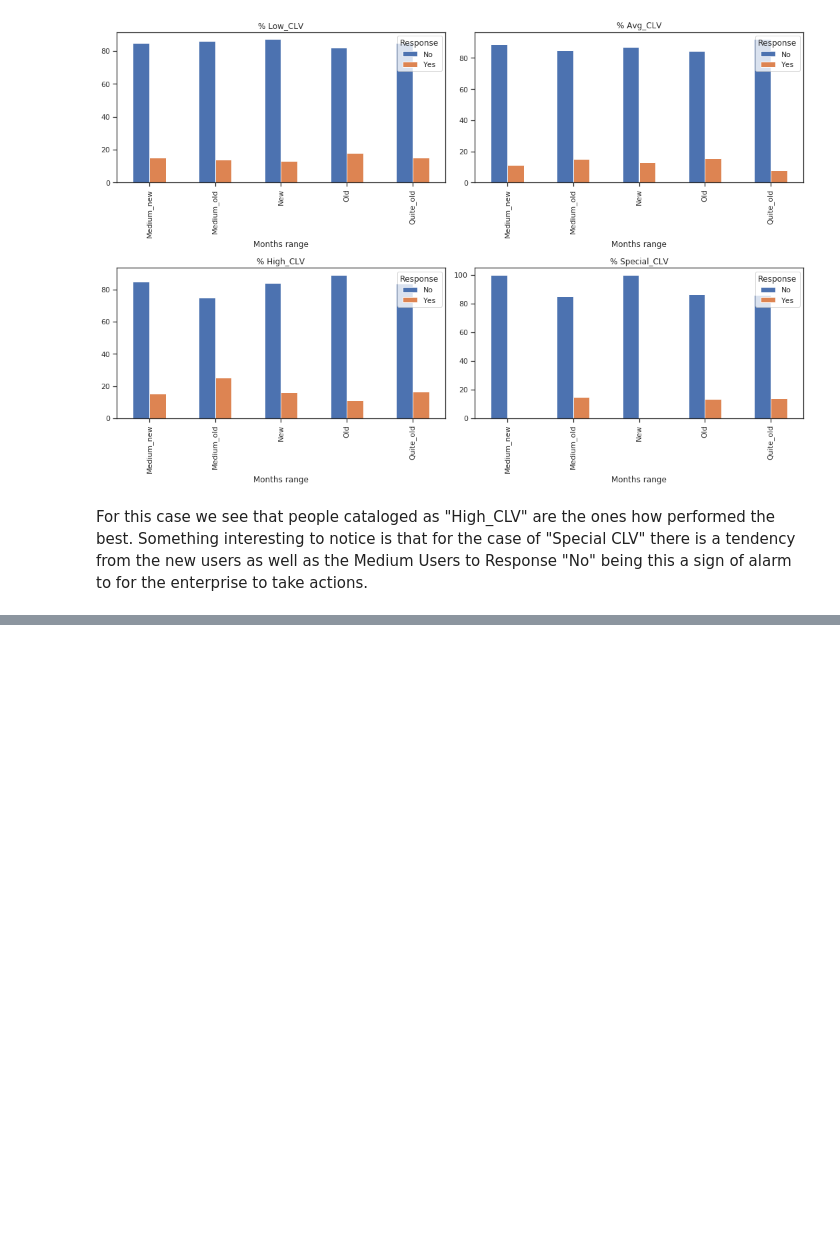
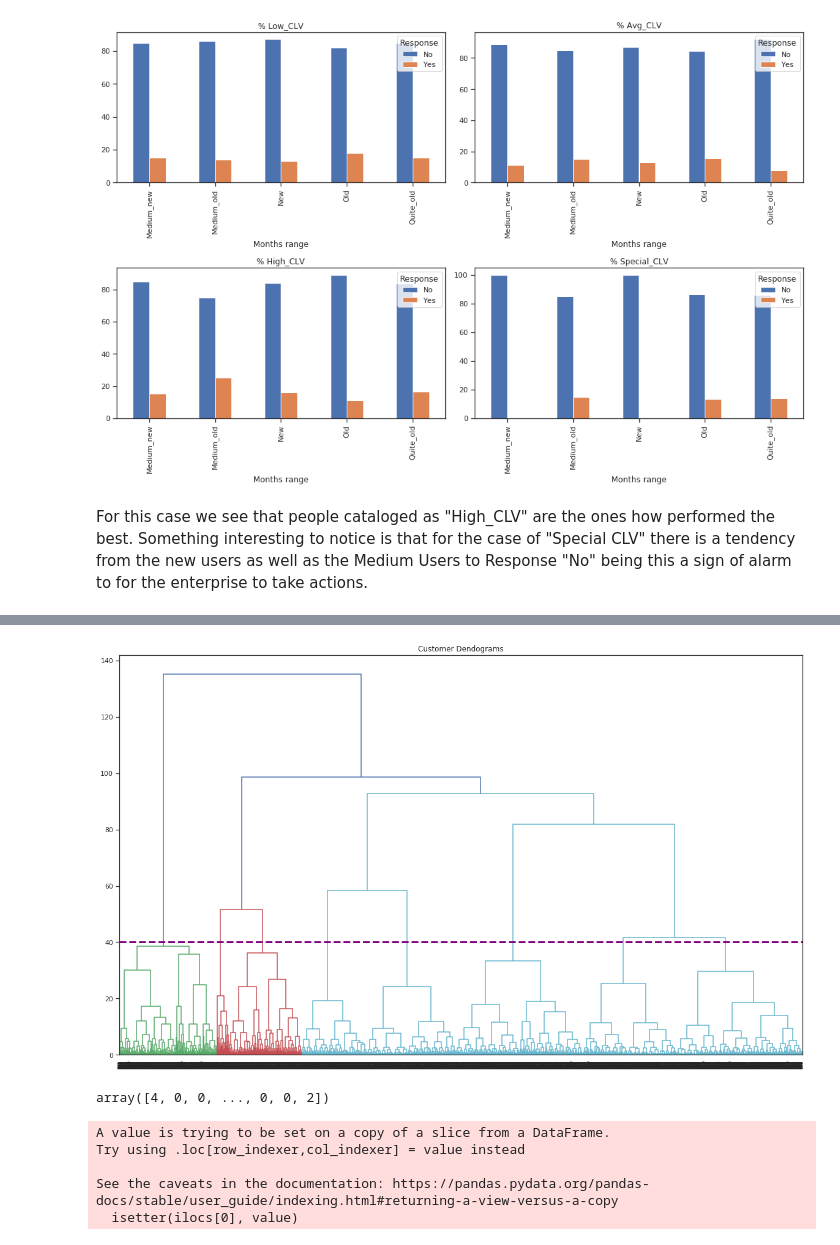
Before and after one commit to jamontanac/Solution-to-test, a Jupyter notebook: Solution.ipynb, the cells around one changed output, grey strips where cells are left out. Saved outputs shown, nothing was run; the diff lists cells and outputs as text; code cells hidden in the pictures; blank space fills up the shorter version.

Commit message:
using all results now i added a grouping model based in hirarchical model it works perfectly

```diff
--- a/Solution.ipynb
+++ b/Solution.ipynb
@@ -585,0 +593,2 @@ For this case we see that people cataloged as "High_CLV" are the ones how perfor
+# %%
+df_to_explore['Engaged'] = df_to_explore.Response.apply(lambda x: 0 if x =='No' else 1)
@@ -585,0 +604,27 @@ For this case we see that people cataloged as "High_CLV" are the ones how perfor
+# %%
+x=df_to_explore[["Customer Lifetime Value","Engaged",'Months Since Policy Inception',"Income"]]
+X=StandardScaler().fit_transform(x)
+# %%
+
+fig, ax = plt.subplots(1,1,figsize=(20, 12))
+
+ax.set_title("Customer Dendograms")
+dend = shc.dendrogram(shc.linkage(X, method='ward'),ax=ax)
+ax.axhline(y=40,linewidth=3,linestyle='--',color='purple')
+plt.show()
+# %% [output]
+[figure, added]
+# %%
+cluster = AgglomerativeClustering(n_clusters=7, affinity='euclidean', linkage='ward')
+labels=cluster.fit_predict(X)
+cluster.labels_
+# %% [output]
+array([4, 0, 0, ..., 0, 0, 2])
+# %%
+x.loc[:,"Cluster"]=cluster.labels_
+# %% [output]
+A value is trying to be set on a copy of a slice from a DataFrame.
+Try using .loc[row_indexer,col_indexer] = value instead
+
+See the caveats in the documentation: https://pandas.pydata.org/pandas-docs/stable/user_guide/indexing.html#returning-a-view-versus-a-copy
+  isetter(ilocs[0], value)
```
Also changed, not shown: parts of 25 cells of this notebook, 2 other files.
